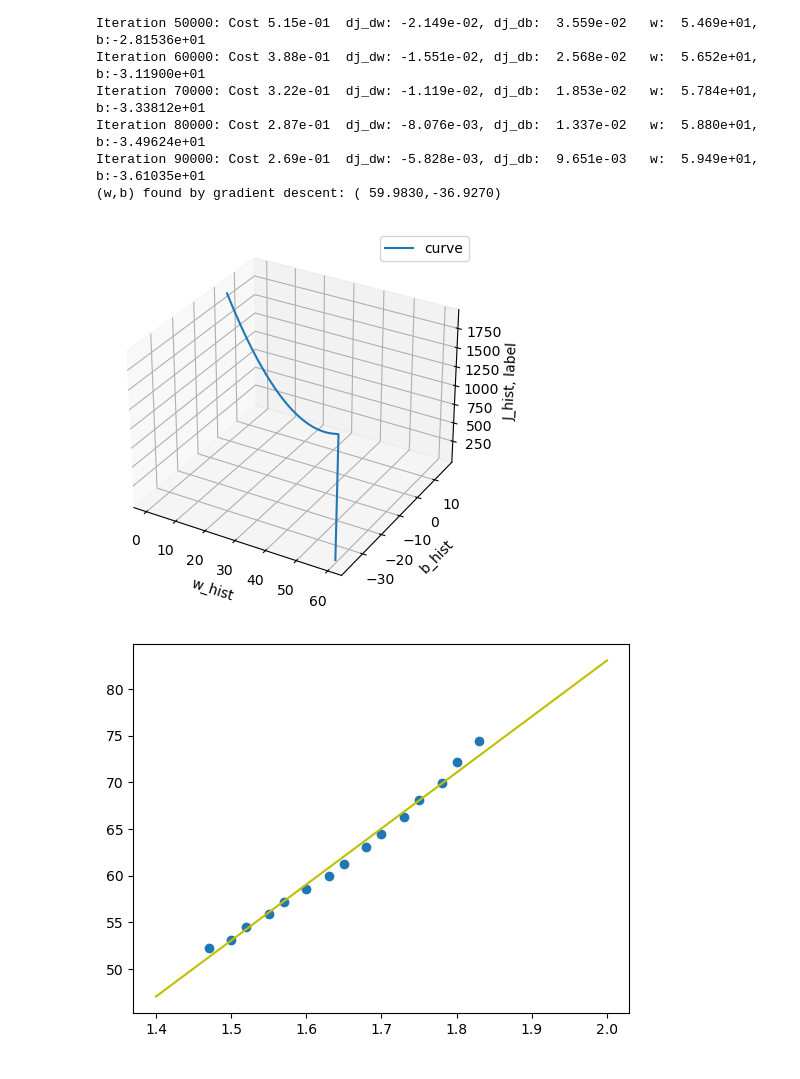
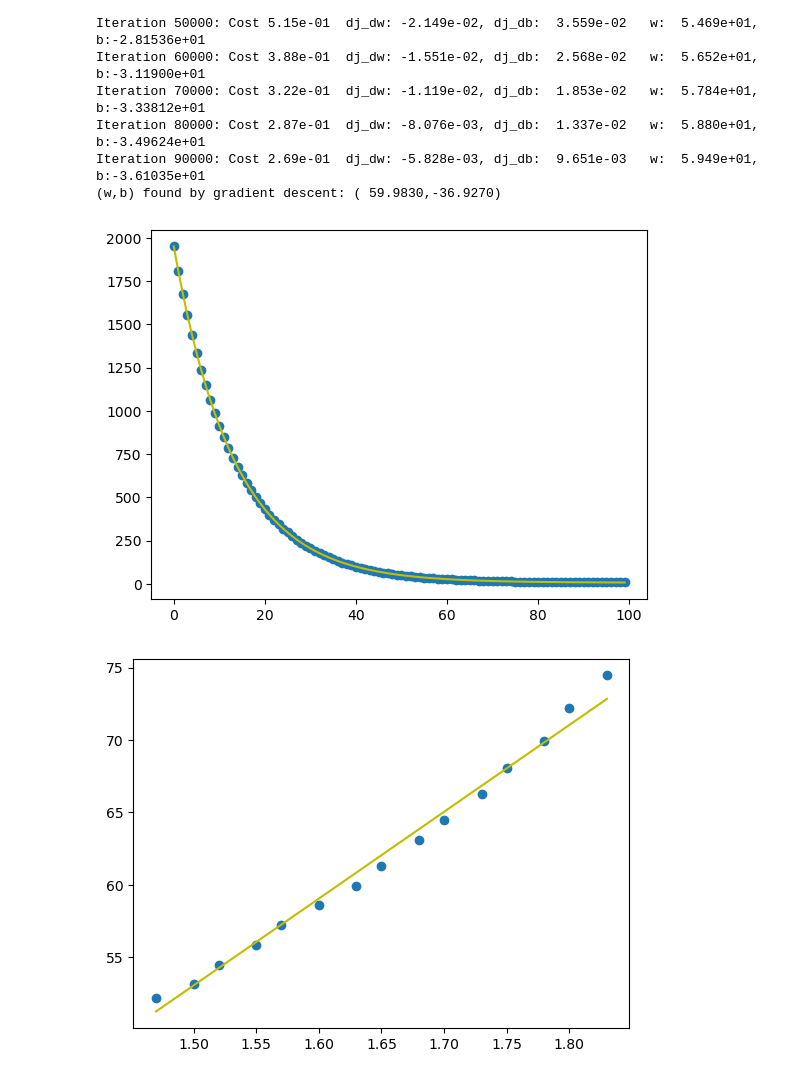
Before and after one commit to RighteousGong/MachineLearning, a Jupyter notebook: 1_MachineLearningFundamentals/1.1_SupervisedLearning/1.1.1_LinearRegression/src/SimpleLinear.ipynb, the cells around one changed output. Cells and saved outputs as stored; diff of their text form; code cells hidden in the pictures.

```diff
--- a/1_MachineLearningFundamentals/1.1_SupervisedLearning/1.1.1_LinearRegression/src/SimpleLinear.ipynb
+++ b/1_MachineLearningFundamentals/1.1_SupervisedLearning/1.1.1_LinearRegression/src/SimpleLinear.ipynb
@@ -110,23 +111,17 @@ Iteration 80000: Cost 2.87e-01  dj_dw: -8.076e-03, dj_db:  1.337e-02   w:  5.880
 Iteration 90000: Cost 2.69e-01  dj_dw: -5.828e-03, dj_db:  9.651e-03   w:  5.949e+01, b:-3.61035e+01
 (w,b) found by gradient descent: ( 59.9830,-36.9270)
 # %%
-fig = plt.figure()
-ax = fig.add_subplot(111, projection='3d')
-ax.plot(w_hist, b_hist, j_hist, label='curve')
-
-# 添加标签和标题
-ax.set_xlabel('w_hist')
-ax.set_ylabel('b_hist')
-ax.set_zlabel('J_hist, label')
-ax.legend()
+iteration = np.linspace(0, iterations, iterations)
+plt.scatter(iteration[0:100], j_hist[0:100])
+plt.plot(iteration[0:100], j_hist[0:100], color = 'y')
 plt.show()
 # %% [output]
-[figure, old version]
+[figure, new version]
 # %%
-f_x = np.linspace(1.4, 2.0, 10)
+f_x = np.linspace(x_train.min(), x_train.max(), len(x_train))
 f_y = w_final * f_x + b_final
 plt.scatter(x_train, y_train)
 plt.plot(f_x, f_y, color = 'y')
 plt.show()
 # %% [output]
-[figure, old version]
+[figure, new version]
```
Also changed, not shown: parts of 1 cell of this notebook, 3 other files.
